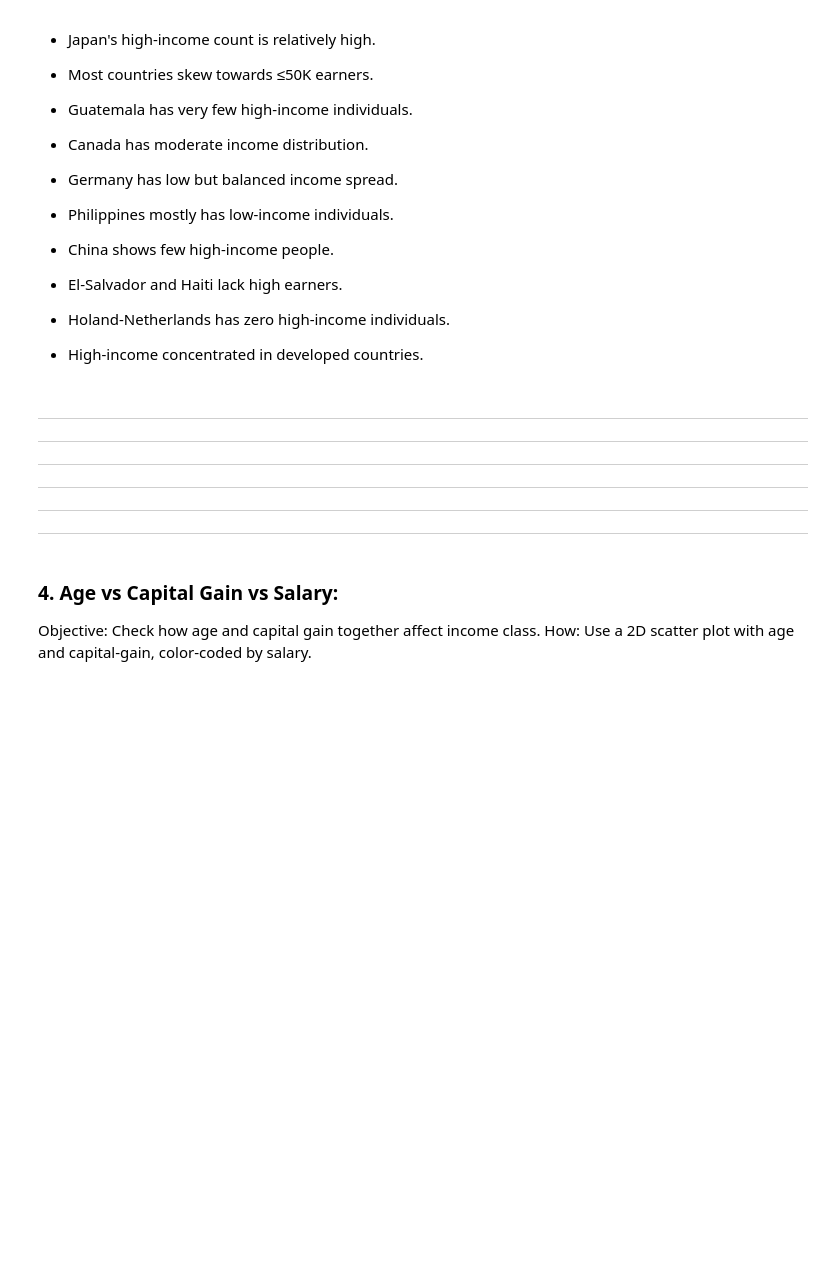
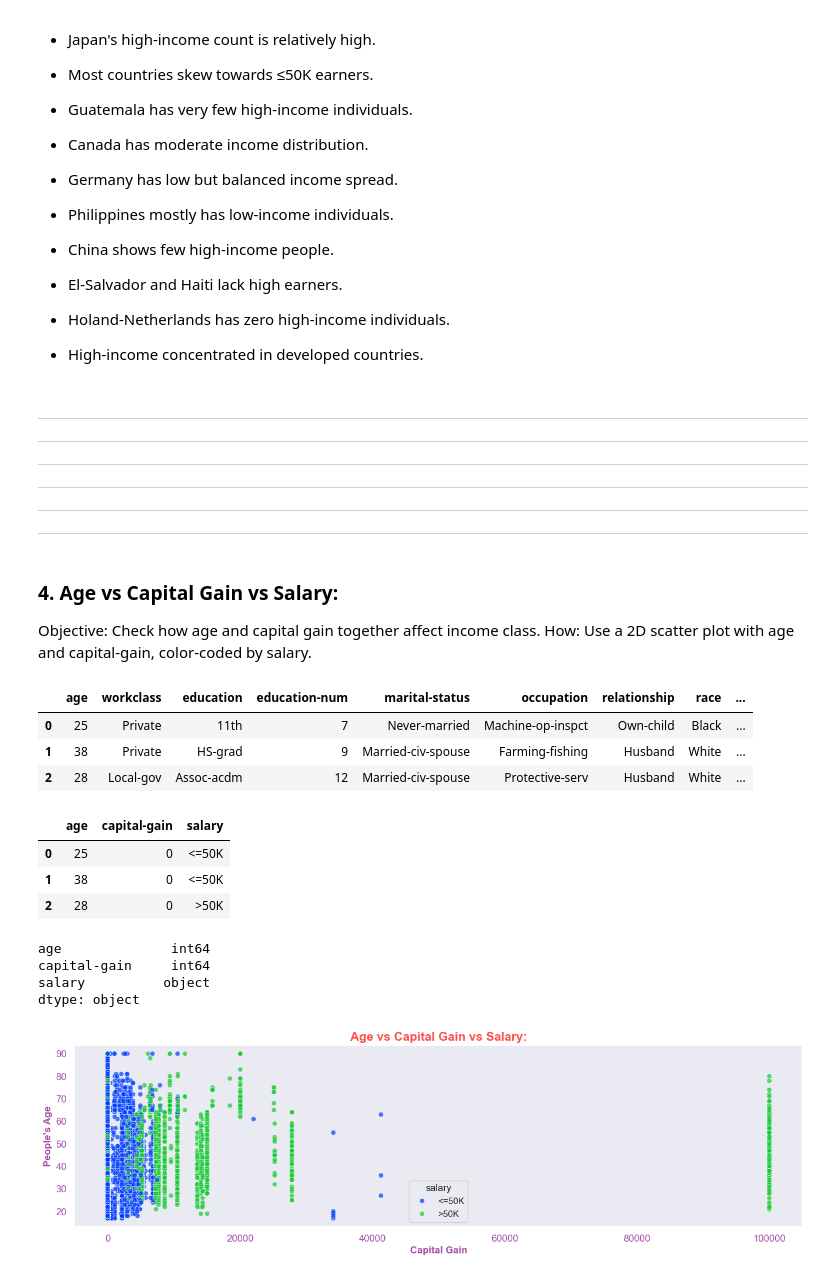
Before and after one commit to rajesh-coventry/Projects, a Jupyter notebook: 02_Data_Visuallization/04_Adults_Income_Analysis/Analysis-7_Multivariate_and_Bivariate_Analysis.ipynb, the cells around one changed output. Cells and saved outputs as stored; diff of their text form; code cells hidden in the pictures; blank space fills up the shorter version.

```diff
--- a/02_Data_Visuallization/04_Adults_Income_Analysis/Analysis-7_Multivariate_and_Bivariate_Analysis.ipynb
+++ b/02_Data_Visuallization/04_Adults_Income_Analysis/Analysis-7_Multivariate_and_Bivariate_Analysis.ipynb
@@ -359,3 +359,36 @@ plt.show()
 
 Objective: Check how age and capital gain together affect income class.
 How: Use a 2D scatter plot with age and capital-gain, color-coded by salary.
+# %%
+data.head(3)
+# %% [output]
+|  | age | workclass | education | education-num | marital-status | occupation | relationship | race | ... |
+| 0 | 25 | Private | 11th | 7 | Never-married | Machine-op-inspct | Own-child | Black | ... |
+| 1 | 38 | Private | HS-grad | 9 | Married-civ-spouse | Farming-fishing | Husband | White | ... |
+| 2 | 28 | Local-gov | Assoc-acdm | 12 | Married-civ-spouse | Protective-serv | Husband | White | ... |
+# %%
+daas= data[["age", "capital-gain", "salary"]]
+daas.head(3)
+# %% [output]
+|  | age | capital-gain | salary |
+| 0 | 25 | 0 | <=50K |
+| 1 | 38 | 0 | <=50K |
+| 2 | 28 | 0 | >50K |
+# %%
+daas.dtypes
+# %% [output]
+age              int64
+capital-gain     int64
+salary          object
+dtype: object
+# %%
+plt.figure(figsize= (16, 4))
+sns.scatterplot(data= daas, y= "age", x= "capital-gain", hue= "salary", palette= "bright6", alpha= 0.7)
+plt.title("Age vs Capital Gain vs Salary:", fontsize= 15, fontweight= "bold", color= "Red", alpha= 0.7)
+plt.xlabel("Capital Gain", color= "Purple", fontsize= 12, fontweight= "bold", alpha= 0.7)
+plt.ylabel("People's Age", color= "Purple", fontsize= 12, fontweight= "bold", alpha= 0.7)
+plt.xticks(color= "Purple", fontsize= 12, alpha= 0.7)
+plt.yticks(color= "Purple", fontsize= 12, alpha= 0.7)
+plt.show()
+# %% [output]
+[figure, added]
```
Also changed, not shown: parts of 1 cell of this notebook.
